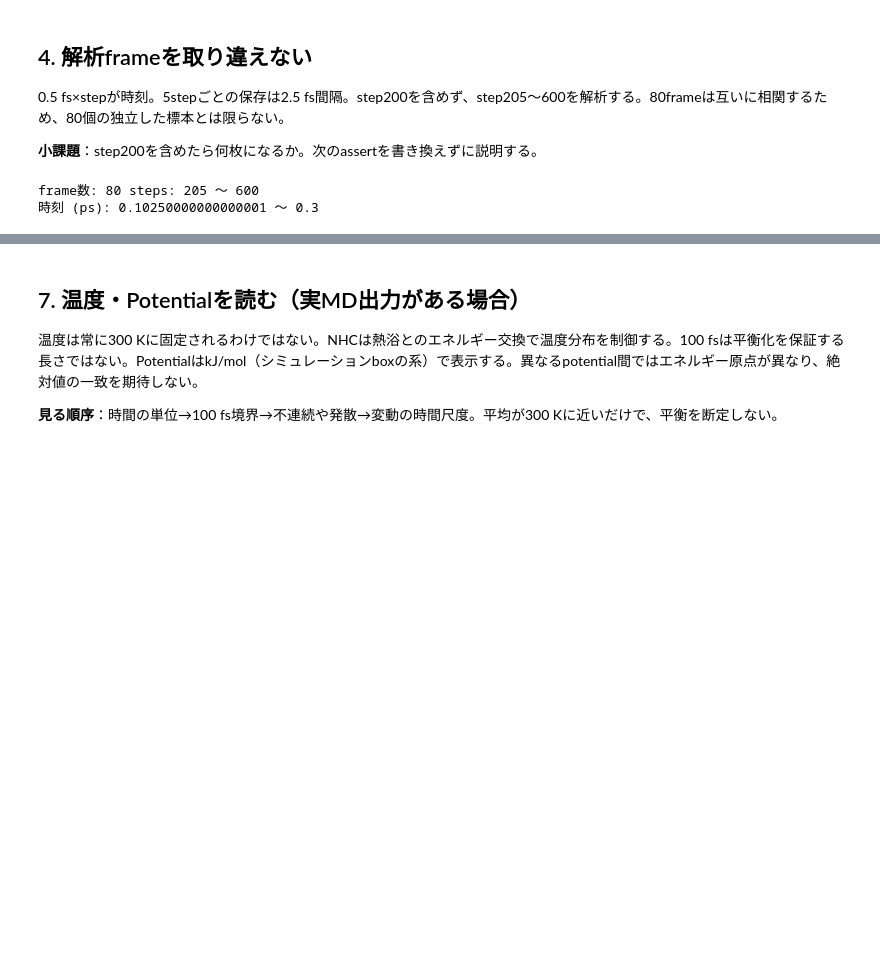
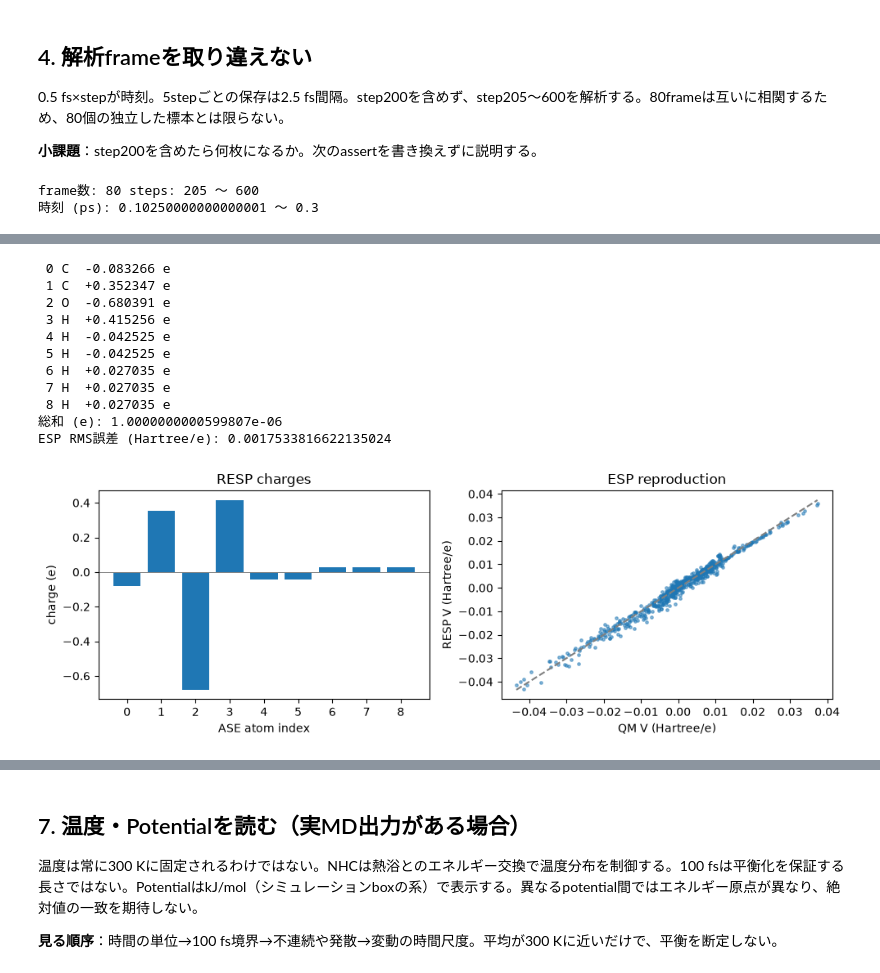
Before and after one commit to ryo0504/GROMACS-MD-v1, a Jupyter notebook: examples/ethanol_nvt_comparison/notebooks/ethanol_comparison.ipynb, the cells around one changed output, grey strips where cells are left out. Drawn from its saved outputs; the diff is of its cells as text; code cells hidden in the pictures; blank space fills up the shorter version.

```diff
--- a/examples/ethanol_nvt_comparison/notebooks/ethanol_comparison.ipynb
+++ b/examples/ethanol_nvt_comparison/notebooks/ethanol_comparison.ipynb
@@ -199,0 +219,8 @@ resp {
+# %%
+qm_report = lesson.optimize(sdf, QM)
+print("geometry_converged:", qm_report["geometry_converged"])
+print("scf_converged:", qm_report["scf_converged"])
+print("RHF/6-31G* energy (Hartree):", qm_report["energy_hartree"])
+print("最適化後の構造:", QM / "optimized.xyz")
+for i, symbol in enumerate(qm_report["symbols"]):
+    print(i, symbol)
@@ -199,0 +276,32 @@ resp {
+# %%
+resp_report = lesson.fit_resp(QM)
+charges = np.asarray(resp_report["charges"])
+for i, (symbol, charge) in enumerate(zip(qm_report["symbols"], charges)):
+    print(f"{i:2d} {symbol:2s} {charge:+.6f} e")
+print("総和 (e):", resp_report["sum_charge"])
+print("ESP RMS誤差 (Hartree/e):", resp_report["esp_rmse_au"])
+assert abs(charges.sum()) < 1e-4
+fit_data = np.load(QM / "esp_fit.npz")
+fig, axes = plt.subplots(1, 2, figsize=(10, 3.5))
+axes[0].bar(np.arange(9), charges)
+axes[0].set(xticks=np.arange(9), xlabel="ASE atom index", ylabel="charge (e)", title="RESP charges")
+axes[0].axhline(0, color="gray", lw=.7)
+x, y = fit_data["qm_esp_au"], fit_data["fitted_esp_au"]
+axes[1].scatter(x, y, s=6, alpha=.5)
+lo, hi = min(x.min(), y.min()), max(x.max(), y.max())
+axes[1].plot([lo, hi], [lo, hi], color="gray", ls="--")
+axes[1].set(xlabel="QM V (Hartree/e)", ylabel="RESP V (Hartree/e)", title="ESP reproduction")
+plt.tight_layout(); plt.show()
+# %% [output]
+ 0 C  -0.083266 e
+ 1 C  +0.352347 e
+ 2 O  -0.680391 e
+ 3 H  +0.415256 e
+ 4 H  -0.042525 e
+ 5 H  -0.042525 e
+ 6 H  +0.027035 e
+ 7 H  +0.027035 e
+ 8 H  +0.027035 e
+総和 (e): 1.0000000000599807e-06
+ESP RMS誤差 (Hartree/e): 0.0017533816622135024
+[figure, added]
```
Also changed, not shown: parts of 28 cells of this notebook, 16 other files.
